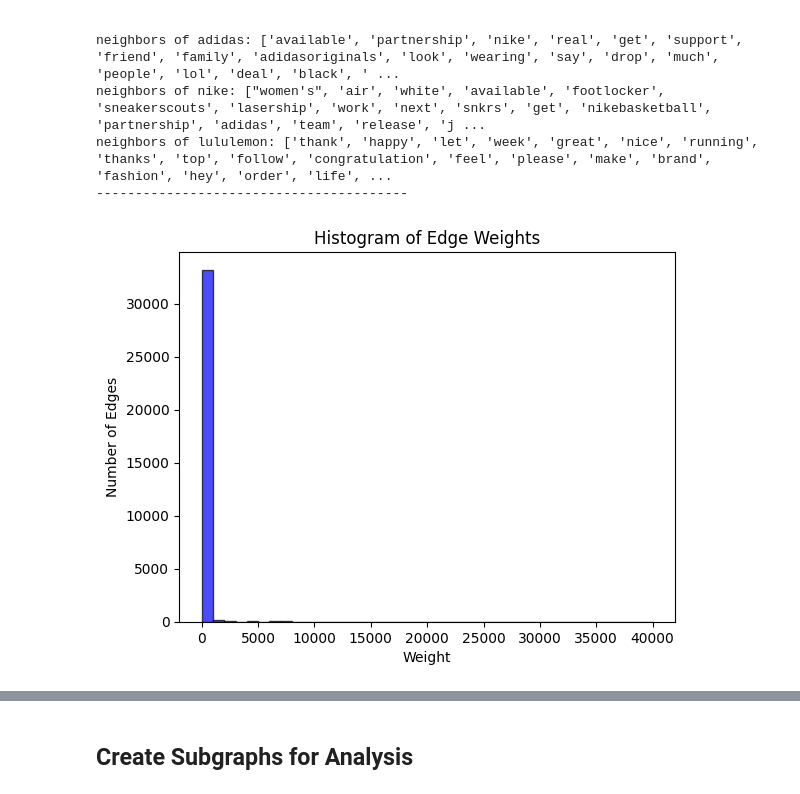
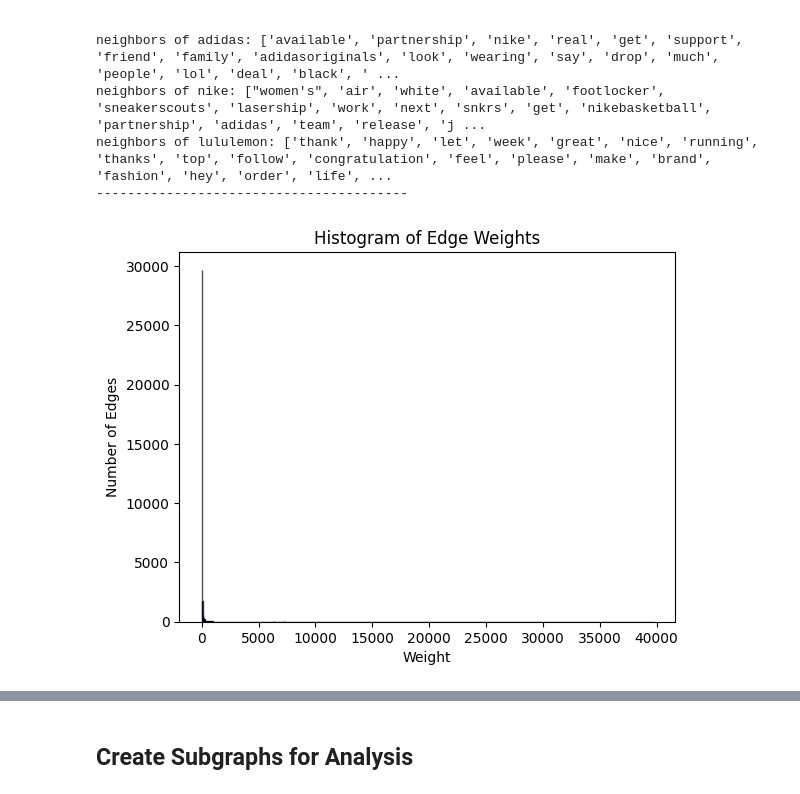
Before and after one commit to TOM-BOHN/MsDS-marketing-network-analysis, a Jupyter notebook: marketing_network_analysis.ipynb, the cells around one changed output, grey strips where cells are left out. Drawn from its saved outputs; the diff is of its cells as text; code cells hidden in the pictures.

```diff
--- a/marketing_network_analysis.ipynb
+++ b/marketing_network_analysis.ipynb
@@ -992,19 +1079,19 @@ neighbors of lululemon: ['thank', 'happy', 'let', 'week', 'great', 'nice', 'runn
 # %%
 #extract edge weights
 hist_data_edge_weights = [SEM_Graph[u][v]['weight'] for u, v in SEM_Graph.edges()]
 
 #determine bin edges based on desired bin width
-bin_width = 1000
+bin_width = 50
 min_edge_weight = min(hist_data_edge_weights)
 max_edge_weight = max(hist_data_edge_weights)
 bins = np.arange(min_edge_weight, max_edge_weight + bin_width, bin_width)
 
 #plot histogram
 plt.hist(hist_data_edge_weights, bins=bins, color='blue', edgecolor='black', alpha=0.7)
 plt.title('Histogram of Edge Weights')
 plt.xlabel('Weight')
 plt.ylabel('Number of Edges')
 plt.show()
 # %% [output]
-[figure, old version]
+[figure, new version]
 # %%
```
Also changed, not shown: parts of 33 cells of this notebook.
